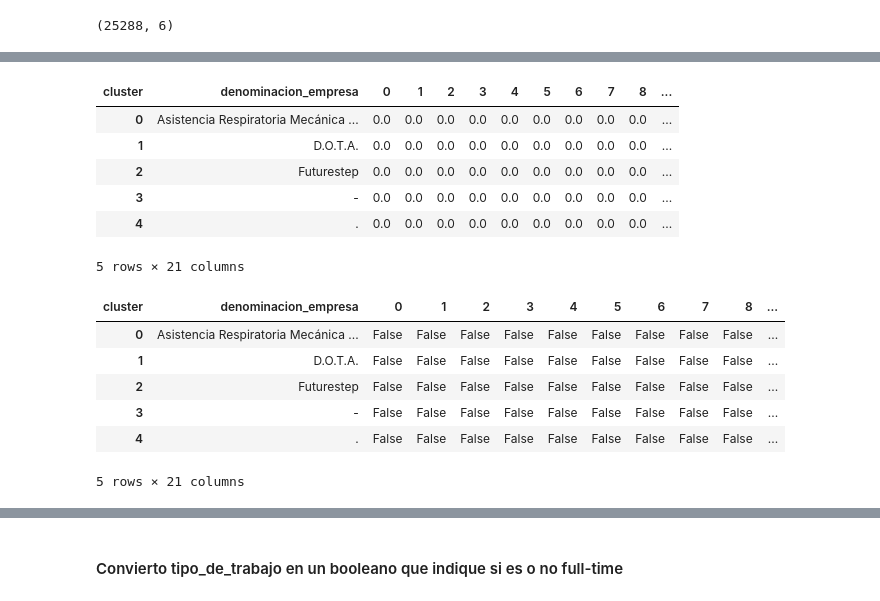
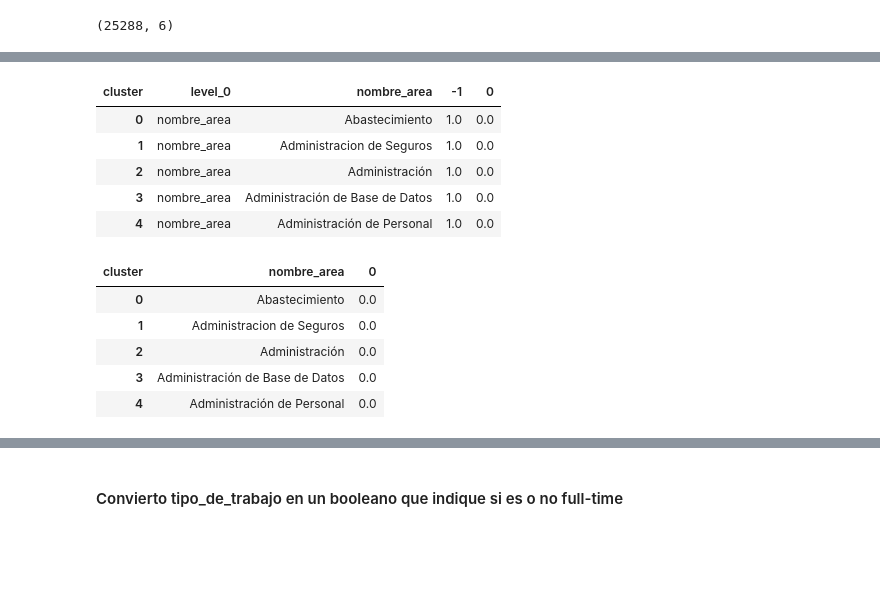
Before and after one commit to Andivisciglio/TP2-OrganizacionDeDatos-Grupo28, a Jupyter notebook: TP2-provisorio.ipynb, the cells around one changed output, grey strips where cells are left out. Saved outputs shown, nothing was run; the diff lists cells and outputs as text; code cells hidden in the pictures; blank space fills up the shorter version.

```diff
--- a/TP2-provisorio.ipynb
+++ b/TP2-provisorio.ipynb
@@ -938,12 +1031,28 @@ dataframe.head()
+# %%
+group=results.groupby('cluster')
+# %%
+features_clusters_dbscan = pd.DataFrame(group['nombre_area'].value_counts()).unstack().T
+# %%
+features_clusters_dbscan.reset_index(inplace=True)
+features_clusters_dbscan=features_clusters_dbscan.fillna(0)
+# %%
+features_clusters_dbscan.head()
+# %% [output]
+| cluster | level_0 | nombre_area | -1 | 0 |
+| 0 | nombre_area | Abastecimiento | 1.0 | 0.0 |
+| 1 | nombre_area | Administracion de Seguros | 1.0 | 0.0 |
+| 2 | nombre_area | Administración | 1.0 | 0.0 |
+| 3 | nombre_area | Administración de Base de Datos | 1.0 | 0.0 |
+| 4 | nombre_area | Administración de Personal | 1.0 | 0.0 |
 # %%
-dataframe.drop(columns=['level_0'],axis=1,inplace=True)
+#Dropeo el feature de ruido( y ademas el level_0 que no deberia estar)
+features_clusters_dbscan.drop(columns=['level_0',-1],axis=1,inplace=True)
 # %%
-dataframe.head()
+features_clusters_dbscan.head()
 # %% [output]
-| cluster | denominacion_empresa | 0 | 1 | 2 | 3 | 4 | 5 | 6 | 7 | 8 | ... |
-| 0 | Asistencia Respiratoria Mecánica ... | 0.0 | 0.0 | 0.0 | 0.0 | 0.0 | 0.0 | 0.0 | 0.0 | 0.0 | ... |
-| 1 | D.O.T.A. | 0.0 | 0.0 | 0.0 | 0.0 | 0.0 | 0.0 | 0.0 | 0.0 | 0.0 | ... |
-| 2 | Futurestep | 0.0 | 0.0 | 0.0 | 0.0 | 0.0 | 0.0 | 0.0 | 0.0 | 0.0 | ... |
-| 3 | - | 0.0 | 0.0 | 0.0 | 0.0 | 0.0 | 0.0 | 0.0 | 0.0 | 0.0 | ... |
-| 4 | . | 0.0 | 0.0 | 0.0 | 0.0 | 0.0 | 0.0 | 0.0 | 0.0 | 0.0 | ... |
+| cluster | nombre_area | 0 |
+| 0 | Abastecimiento | 0.0 |
+| 1 | Administracion de Seguros | 0.0 |
+| 2 | Administración | 0.0 |
+| 3 | Administración de Base de Datos | 0.0 |
+| 4 | Administración de Personal | 0.0 |
-5 rows × 21 columns
@@ -956,10 +1066,0 @@ dataframe[column_names]=dataframe[column_names].astype(bool)
-# %%
-dataframe.head()
-# %% [output]
-| cluster | denominacion_empresa | 0 | 1 | 2 | 3 | 4 | 5 | 6 | 7 | 8 | ... |
-| 0 | Asistencia Respiratoria Mecánica ... | False | False | False | False | False | False | False | False | False | ... |
-| 1 | D.O.T.A. | False | False | False | False | False | False | False | False | False | ... |
-| 2 | Futurestep | False | False | False | False | False | False | False | False | False | ... |
-| 3 | - | False | False | False | False | False | False | False | False | False | ... |
-| 4 | . | False | False | False | False | False | False | False | False | False | ... |
-5 rows × 21 columns
```
Also changed, not shown: parts of 53 cells of this notebook.
